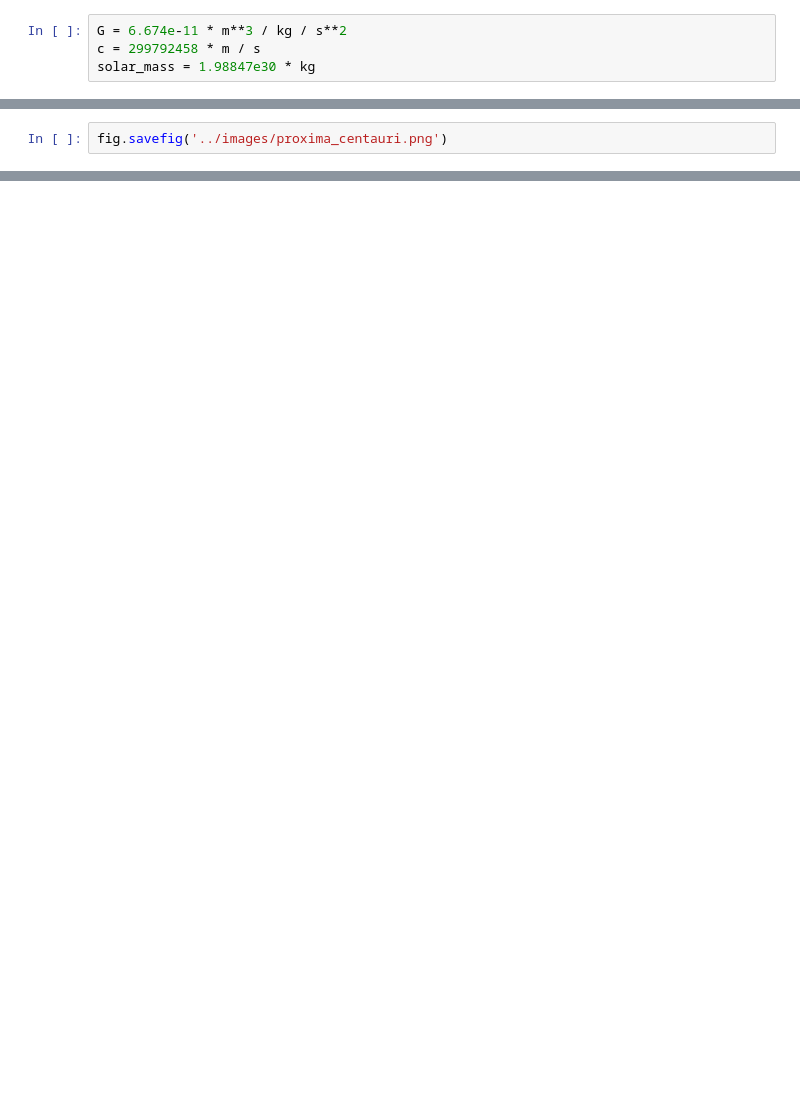
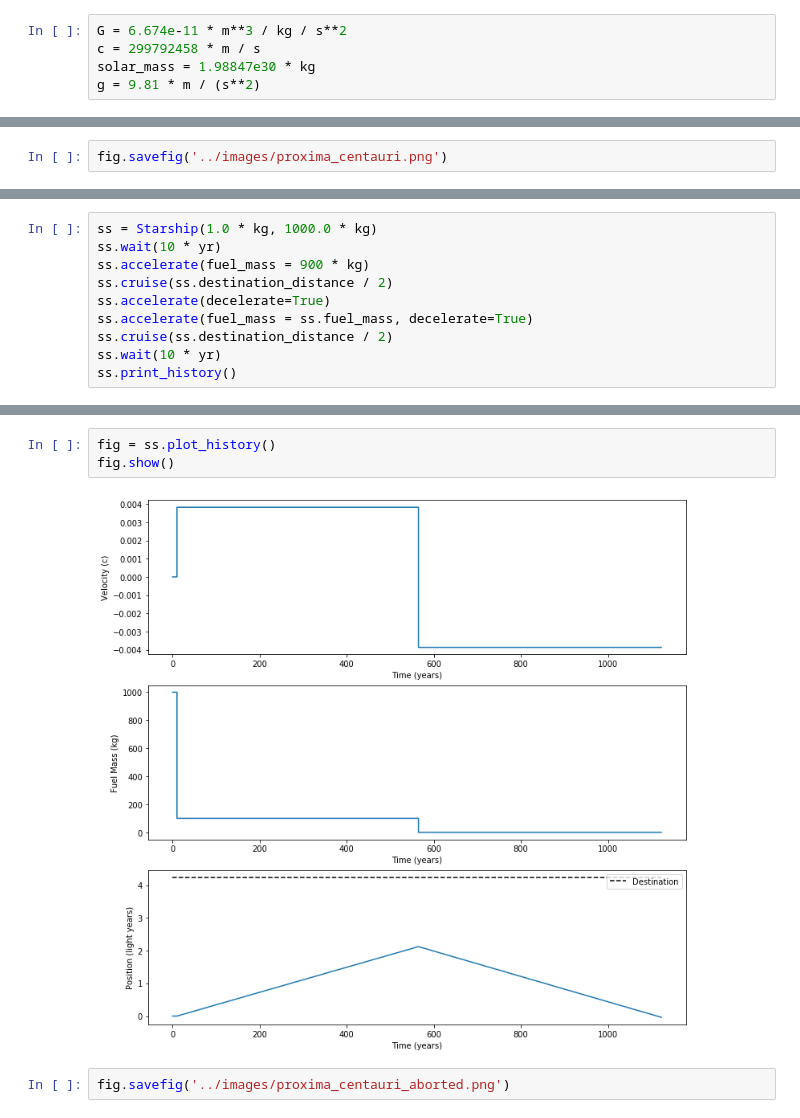
Before and after one commit to QEDan/interstellar_mission_planning, a Jupyter notebook: notebooks/Interstellar Planner.ipynb, the cells around one changed output, grey strips where cells are left out. Cells and saved outputs as stored; diff of their text form; blank space fills up the shorter version.

```diff
--- a/notebooks/Interstellar Planner.ipynb
+++ b/notebooks/Interstellar Planner.ipynb
@@ -12,6 +12,7 @@ import matplotlib.pyplot as plt
 G = 6.674e-11 * m**3 / kg / s**2
 c = 299792458 * m / s
 solar_mass = 1.98847e30 * kg
+g = 9.81 * m / (s**2)
 # %%
 def v_escape_solar(departure_distance):
     v = (2 * G * solar_mass / departure_distance)**0.5
@@ -157,0 +227,10 @@ ss.time / yr
+# %%
+ss = Starship(1.0 * kg, 1000.0 * kg)
+ss.wait(10 * yr)
+ss.accelerate(fuel_mass = 900 * kg)
+ss.cruise(ss.destination_distance / 2)
+ss.accelerate(decelerate=True)
+ss.accelerate(fuel_mass = ss.fuel_mass, decelerate=True)
+ss.cruise(ss.destination_distance / 2)
+ss.wait(10 * yr)
+ss.print_history()
@@ -157,0 +255,7 @@ ss.time / yr
+# %%
+fig = ss.plot_history()
+fig.show()
+# %% [output]
+[figure, added]
+# %%
+fig.savefig('../images/proxima_centauri_aborted.png')
```
Also changed, not shown: parts of 7 cells of this notebook, 1 other file.
